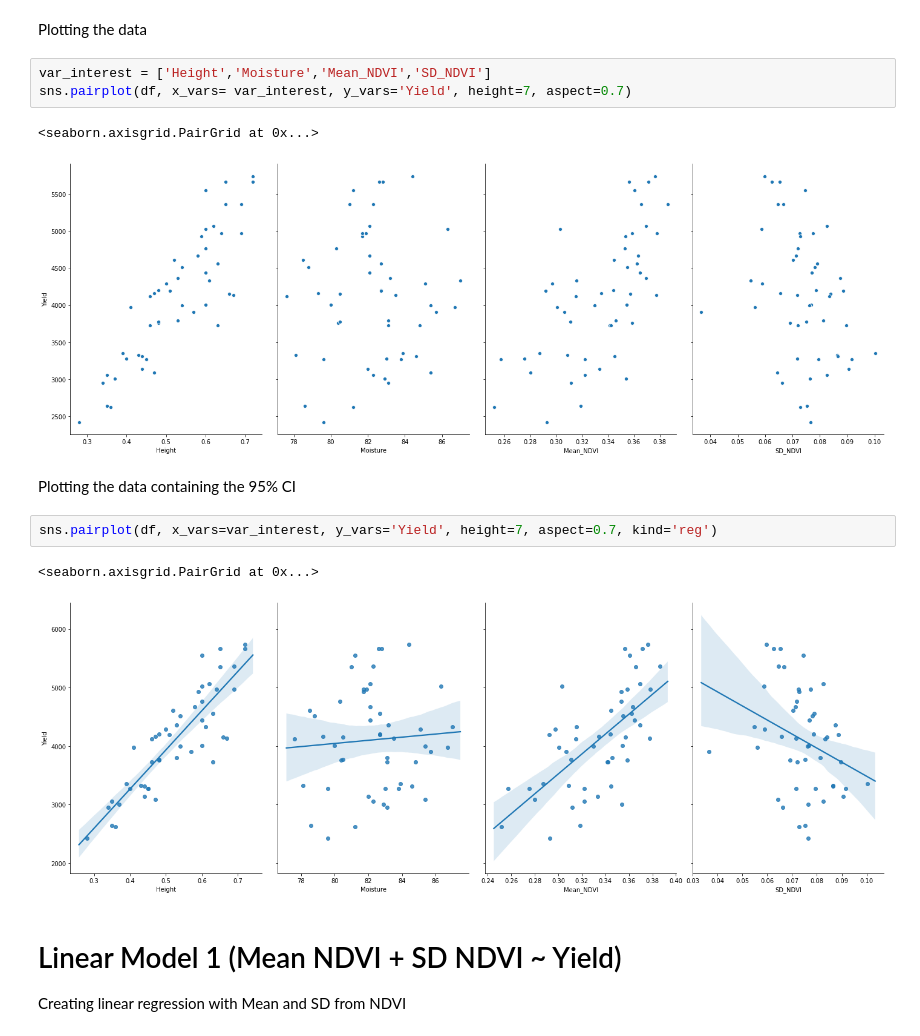
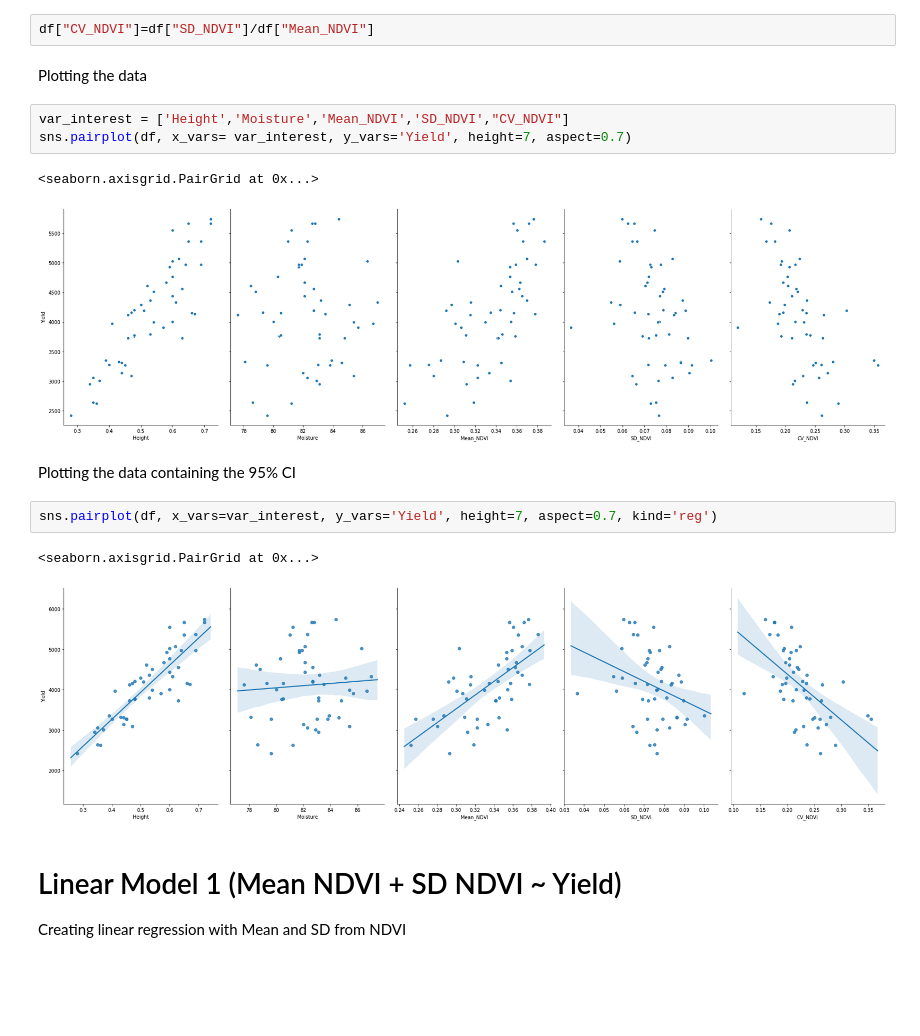
Before and after one commit to wjyamada/YieldData, a Jupyter notebook: AnalysisSeabornNoBadIMGs.ipynb, the cells around one changed output. Drawn from its saved outputs; the diff is of its cells as text; blank space fills up the shorter version.

```diff
--- a/AnalysisSeabornNoBadIMGs.ipynb
+++ b/AnalysisSeabornNoBadIMGs.ipynb
@@ -42,21 +42,23 @@ df = df.drop(df.loc[df["Date"]=="5/28/2019"].loc[df["GCP"]=="T12"].index)
 df = df.drop(df.loc[df["Date"]=="8/7/2019"].loc[df["GCP"]=="T12"].index)
 df = df.drop(df.loc[df["Date"]=="6/3/2019"].loc[df["GCP"]=="T13"].index)
 df = df.drop(df.loc[df["Date"]=="5/28/2019"].loc[df["GCP"]=="T14"].index)
+# %%
+df["CV_NDVI"]=df["SD_NDVI"]/df["Mean_NDVI"]
 # %% [markdown]
 Plotting the data
 # %%
-var_interest = ['Height','Moisture','Mean_NDVI','SD_NDVI']
+var_interest = ['Height','Moisture','Mean_NDVI','SD_NDVI',"CV_NDVI"]
 sns.pairplot(df, x_vars= var_interest, y_vars='Yield', height=7, aspect=0.7)
 # %% [output]
 <seaborn.axisgrid.PairGrid at 0x...>
-[figure, old version]
+[figure, new version]
 # %% [markdown]
 Plotting the data containing the 95% CI
 # %%
 sns.pairplot(df, x_vars=var_interest, y_vars='Yield', height=7, aspect=0.7, kind='reg')
 # %% [output]
 <seaborn.axisgrid.PairGrid at 0x...>
-[figure, old version]
+[figure, new version]
 # %% [markdown]
 # Linear Model 1 (Mean NDVI + SD NDVI ~ Yield)
 Creating linear regression with Mean and SD from NDVI
```
Also changed, not shown: parts of 9 cells of this notebook.
